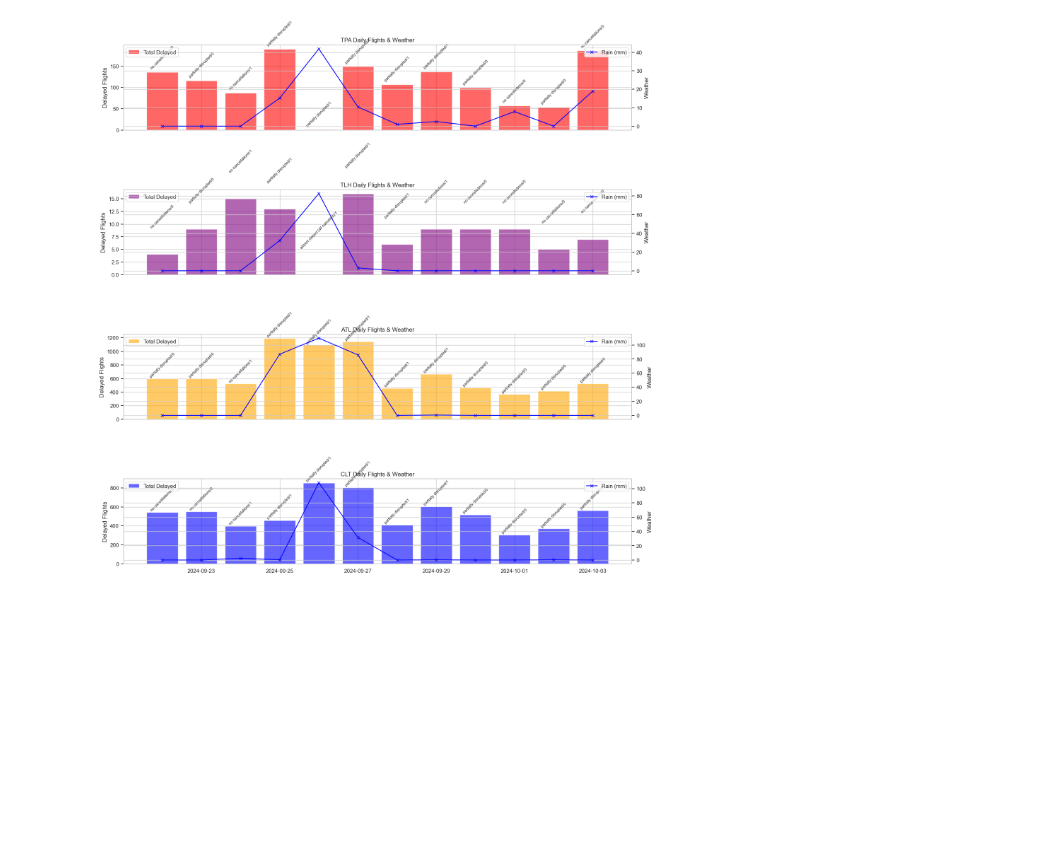
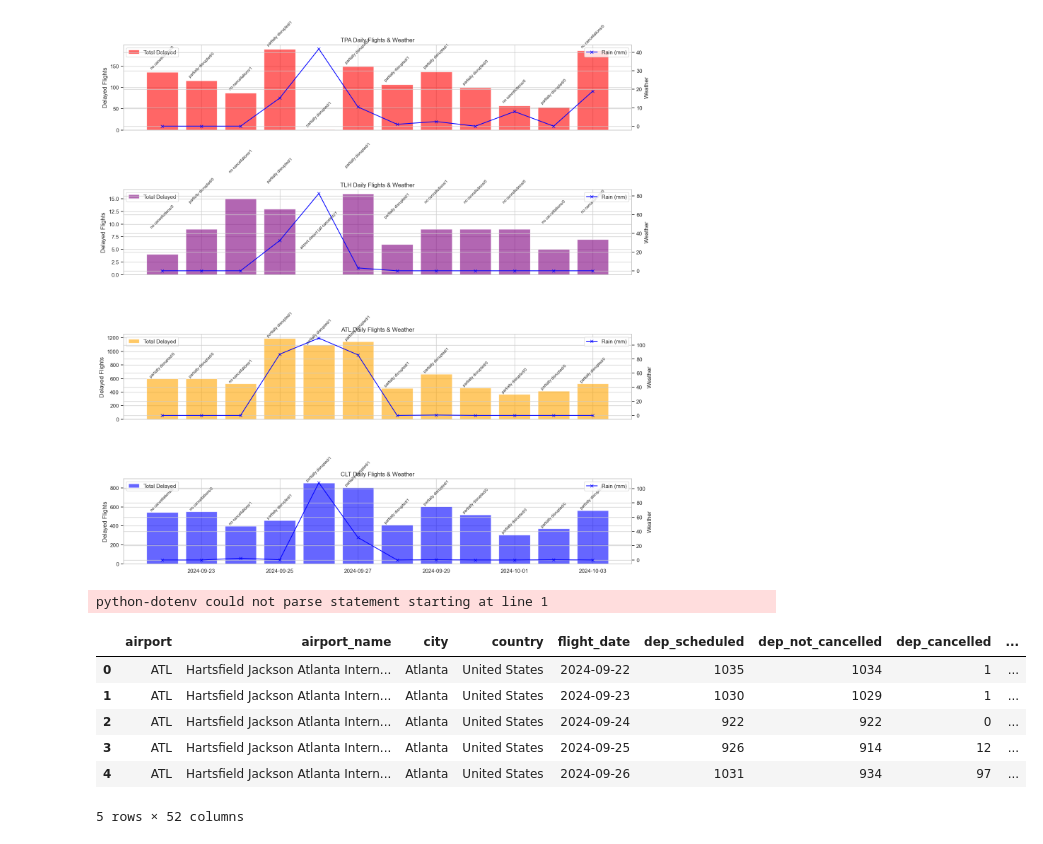
Before and after one commit to mail341/da-08122025-analytics-engineering-project, a Jupyter notebook: Nicole_test/plotting_tables.ipynb, the cells around one changed output. Saved outputs shown, nothing was run; the diff lists cells and outputs as text; code cells hidden in the pictures; blank space fills up the shorter version.

```diff
--- a/Nicole_test/plotting_tables.ipynb
+++ b/Nicole_test/plotting_tables.ipynb
@@ -700,3 +700,50 @@ plt.show()
 python-dotenv could not parse statement starting at line 1
 Columns available: ['airport', 'airport_name', 'city', 'country', 'flight_date', 'dep_scheduled', 'dep_not_cancelled', 'dep_cancelled', 'dep_diverted', 'dep_early_flight', 'dep_on_time_flight', 'dep_d ...
 [figure]
+# %%
+import pandas as pd
+import matplotlib.pyplot as plt
+import seaborn as sns
+from sqlalchemy import create_engine
+from urllib.parse import quote_plus
+from dotenv import dotenv_values
+import os
+
+# ---- Load .env ----
+config = dotenv_values()
+pg_user = config['POSTGRES_USER']
+pg_host = config['POSTGRES_HOST']
+pg_port = config['POSTGRES_PORT']
+pg_db = config['POSTGRES_DB']
+pg_schema = config['POSTGRES_SCHEMA']
+pg_pass = quote_plus(config['POSTGRES_PASS'])
+
+# ---- Create Engine ----
+url = f'postgresql://{pg_user}:{pg_pass}@{pg_host}:{pg_port}/{pg_db}'
+engine = create_engine(url, echo=False)
+
+# ---- Airports & Date Range ----
+airports = ['TPA','TLH','ATL','CLT']
+start_date = '2024-09-22'
+end_date = '2024-10-03'
+
+# ---- Load daily flights + weather ----
+query = f"""
+SELECT *
+FROM {pg_schema}.mart_daily_flights_weather
+WHERE airport IN ('{"','".join(airports)}')
+  AND flight_date BETWEEN '{start_date}' AND '{end_date}'
+ORDER BY airport, flight_date
+"""
+df = pd.read_sql(query, engine)
+
+df.head()
+# %% [output]
+python-dotenv could not parse statement starting at line 1
+|  | airport | airport_name | city | country | flight_date | dep_scheduled | dep_not_cancelled | dep_cancelled | ... |
+| 0 | ATL | Hartsfield Jackson Atlanta Intern... | Atlanta | United States | 2024-09-22 | 1035 | 1034 | 1 | ... |
+| 1 | ATL | Hartsfield Jackson Atlanta Intern... | Atlanta | United States | 2024-09-23 | 1030 | 1029 | 1 | ... |
+| 2 | ATL | Hartsfield Jackson Atlanta Intern... | Atlanta | United States | 2024-09-24 | 922 | 922 | 0 | ... |
+| 3 | ATL | Hartsfield Jackson Atlanta Intern... | Atlanta | United States | 2024-09-25 | 926 | 914 | 12 | ... |
+| 4 | ATL | Hartsfield Jackson Atlanta Intern... | Atlanta | United States | 2024-09-26 | 1031 | 934 | 97 | ... |
+5 rows × 52 columns
```
Also changed, not shown: parts of 3 cells of this notebook, 4 other files.
